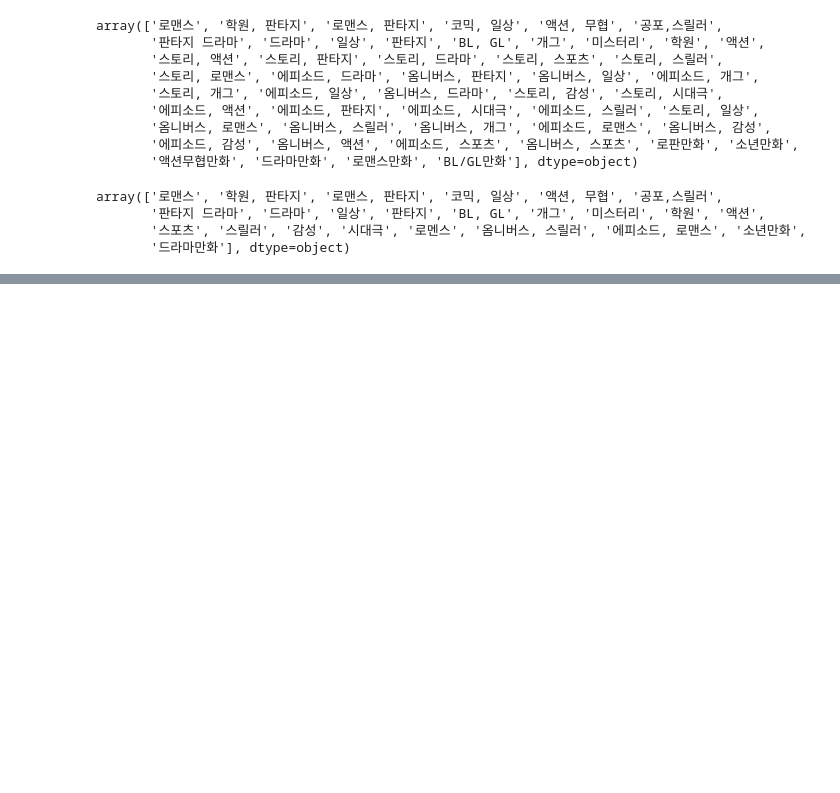
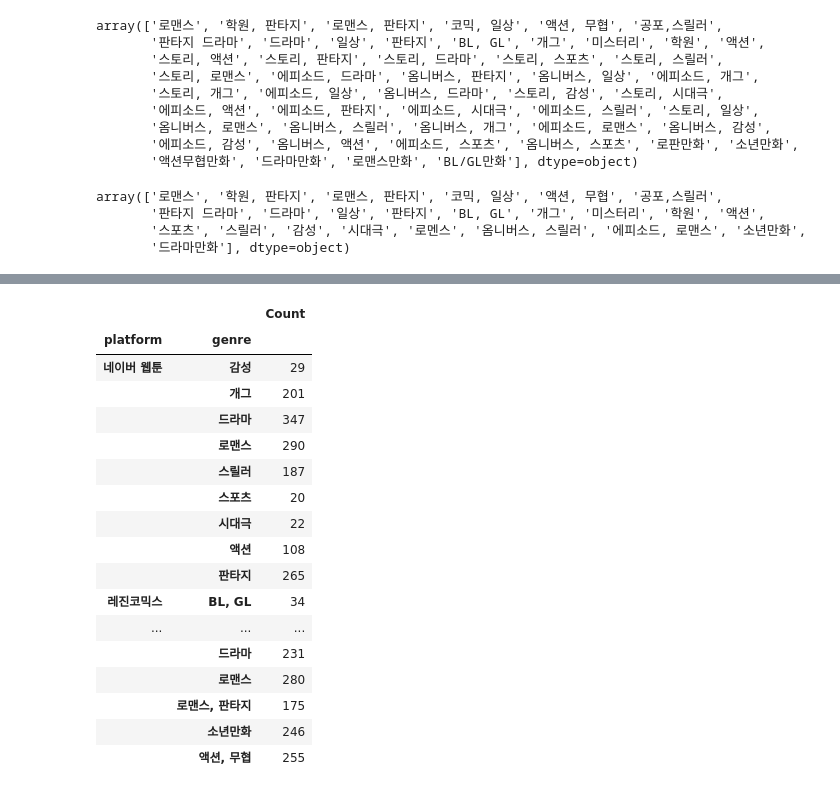
Before and after one commit to ujaei21/final_project, a Jupyter notebook: 데이터정리.ipynb, the cells around one changed output, grey strips where cells are left out. Cells and saved outputs as stored; diff of their text form; code cells hidden in the pictures; blank space fills up the shorter version.

```diff
--- a/데이터정리.ipynb
+++ b/데이터정리.ipynb
@@ -243,0 +325,23 @@ df_changed.to_csv(path+'dataset.csv',encoding='utf-8')
+# %%
+data=web.groupby(['platform','genre']).size()
+# %%
+pd.DataFrame(data,columns=['Count'])
+# %% [output]
+|  |  | Count |
+| platform | genre |  |
+| 네이버 웹툰 | 감성 | 29 |
+|  | 개그 | 201 |
+|  | 드라마 | 347 |
+|  | 로맨스 | 290 |
+|  | 스릴러 | 187 |
+|  | 스포츠 | 20 |
+|  | 시대극 | 22 |
+|  | 액션 | 108 |
+|  | 판타지 | 265 |
+| 레진코믹스 | BL, GL | 34 |
+| ... | ... | ... |
+|  | 드라마 | 231 |
+|  | 로맨스 | 280 |
+|  | 로맨스, 판타지 | 175 |
+|  | 소년만화 | 246 |
+|  | 액션, 무협 | 255 |
```
Also changed, not shown: parts of 14 cells of this notebook, 5 other files.
